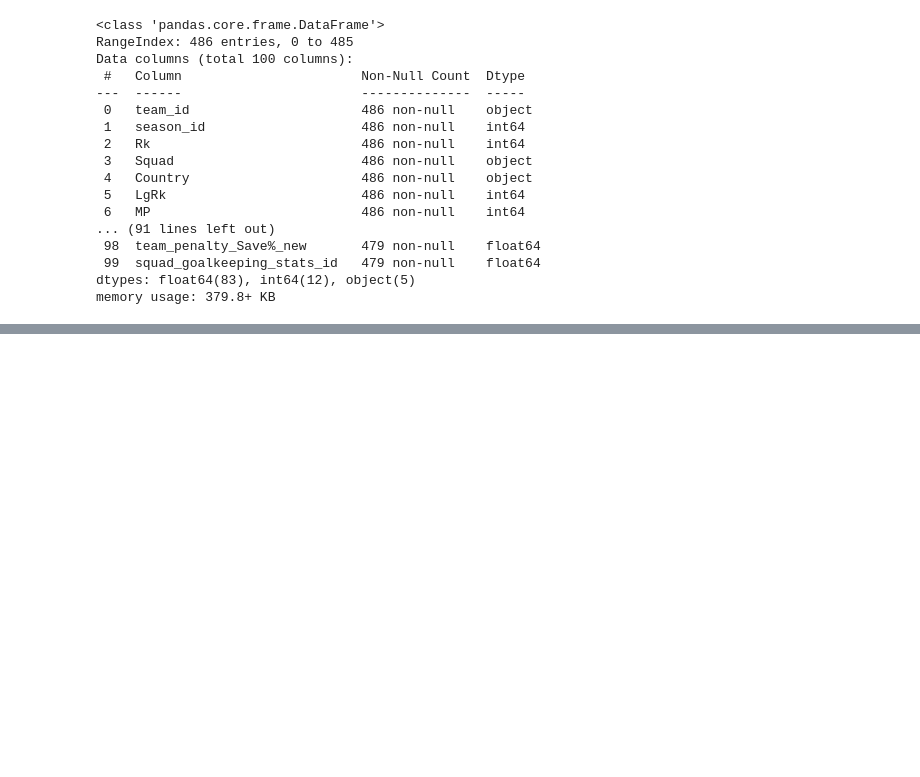
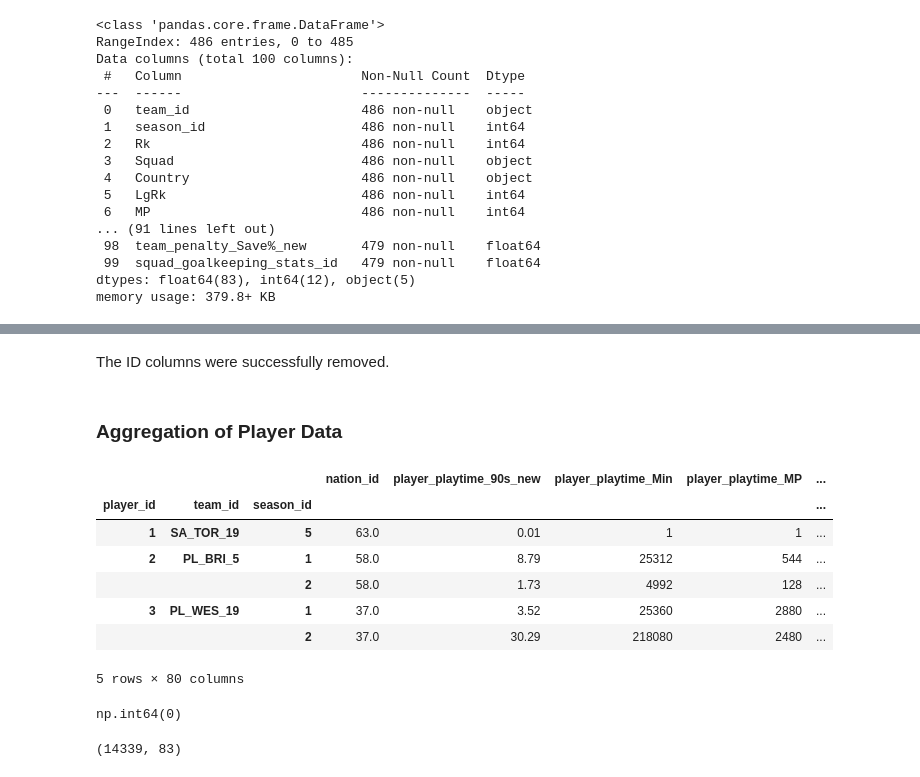
Before and after one commit to sanyi1998/Sandor_Varsanyi_CAPB352_BDA_Project_2025, a Jupyter notebook: Sandor_Varsanyi_CAPB352_final_project.ipynb, the cells around one changed output, grey strips where cells are left out. Saved outputs shown, nothing was run; the diff lists cells and outputs as text; code cells hidden in the pictures; blank space fills up the shorter version.

```diff
--- a/Sandor_Varsanyi_CAPB352_final_project.ipynb
+++ b/Sandor_Varsanyi_CAPB352_final_project.ipynb
@@ -2873,0 +2971,12 @@ memory usage: 379.8+ KB
+# %%
+# remove columns stat_id columns
+
+stat_id_cols = [
+    'player_standard_stats_id',
+    'player_shooting_stats_id',
+    'player_passing_stats_id',
+    'player_defactions_stats_id',
+    'player_Misc_stats_id'
+]
+
+player_stats_clean = player_stats.drop (columns= stat_id_cols , errors="ignore")
@@ -2873,0 +3023,4 @@ memory usage: 379.8+ KB
+# %% [markdown]
+The ID columns were successfully removed.
+# %% [markdown]
+### Aggregation of Player Data
@@ -2873,0 +3134,20 @@ memory usage: 379.8+ KB
+# %%
+# Do the aggregation
+player_stats_season = (
+    player_stats_clean
+    .groupby(
+        ['player_id', 'team_id', 'season_id']
+    )
+    .agg(agg_dict_1)
+)
+# %%
+player_stats_season.head()
+# %% [output]
+|  |  |  | nation_id | player_playtime_90s_new | player_playtime_Min | player_playtime_MP | ... |
+| player_id | team_id | season_id |  |  |  |  | ... |
+| 1 | SA_TOR_19 | 5 | 63.0 | 0.01 | 1 | 1 | ... |
+| 2 | PL_BRI_5 | 1 | 58.0 | 8.79 | 25312 | 544 | ... |
+|  |  | 2 | 58.0 | 1.73 | 4992 | 128 | ... |
+| 3 | PL_WES_19 | 1 | 37.0 | 3.52 | 25360 | 2880 | ... |
+|  |  | 2 | 37.0 | 30.29 | 218080 | 2480 | ... |
+5 rows × 80 columns
@@ -2873,0 +3157,11 @@ memory usage: 379.8+ KB
+# %%
+# Duplicate checks
+player_stats_season.duplicated(subset=["player_id", "team_id", "season_id"]).sum()
+# %% [output]
+np.int64(0)
+# %%
+#Check the shape
+player_stats_season.shape
+#
+# %% [output]
+(14339, 83)
```
Also changed, not shown: parts of 36 cells of this notebook.
